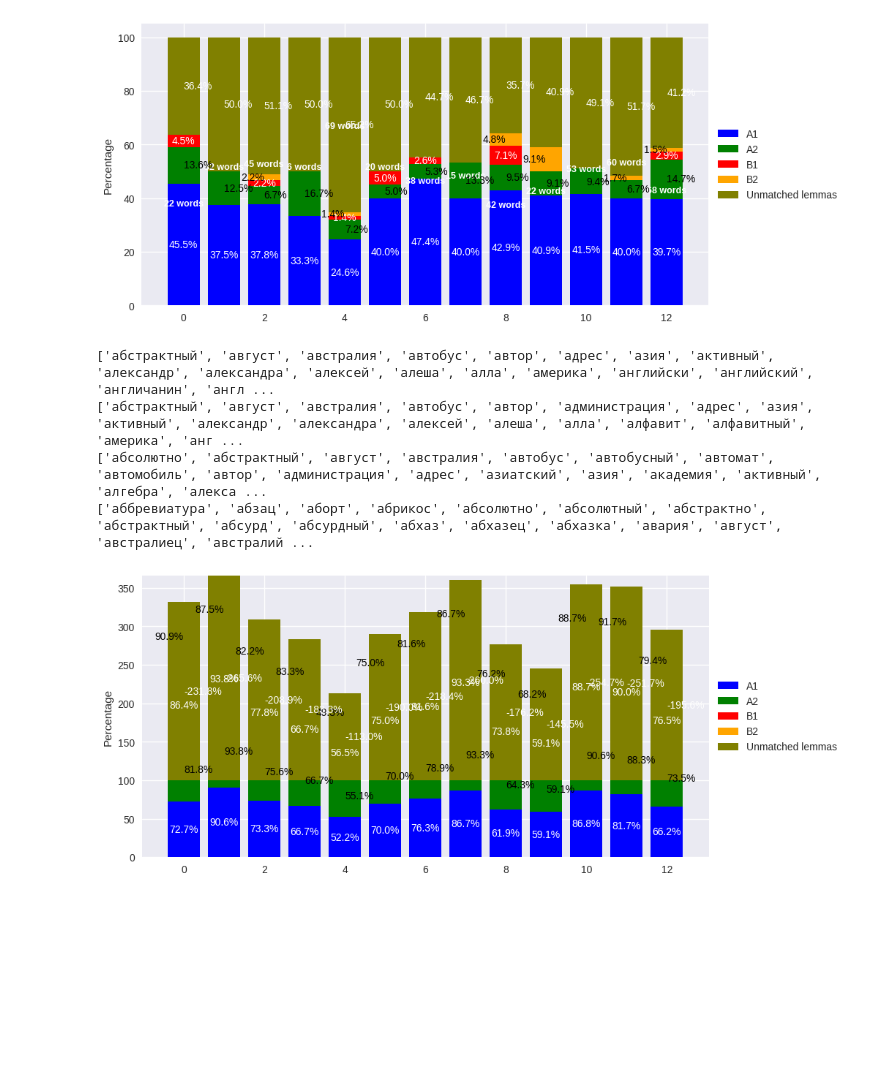
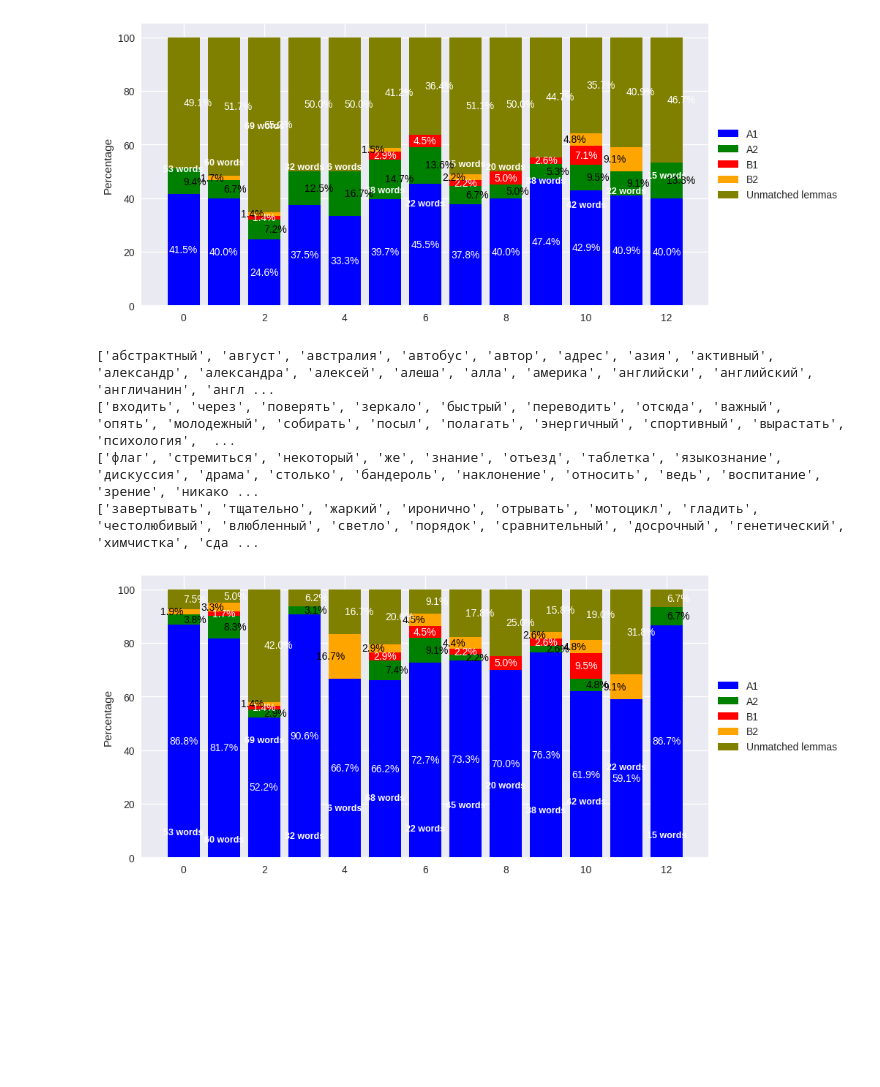
Before and after one commit to Vakhranev/MDB, a Jupyter notebook: Проверка_уровня_NM.ipynb, the cells around one changed output. Saved outputs shown, nothing was run; the diff lists cells and outputs as text; code cells hidden in the pictures; blank space fills up the shorter version.

```diff
--- a/Проверка_уровня_NM.ipynb
+++ b/Проверка_уровня_NM.ipynb
@@ -108,7 +108,7 @@ for i, name in enumerate(set(info)):
 
 info = [i for i in range(len(info))] # Заменяем имена на цифры для bar graph
 
-with open("names_and_numbers.csv", "w") as csvfile: # Записываем в csv файл какая цифра относится к какому файлу
+with open("names_and_numbers1.csv", "w") as csvfile: # Записываем в csv файл какая цифра относится к какому файлу
     writer = csv.writer(csvfile)
     writer.writerow(["Name", "Number"])
     for name, number in name_to_number.items():
@@ -232,7 +232,7 @@ for i, name in enumerate(set(info)):
 
 info = [i for i in range(len(info))] # Заменяем имена на цифры для bar graph
 
-with open("names_and_numbers.csv", "w") as csvfile: # Записываем в csv файл какая цифра относится к какому файлу
+with open("names_and_numbers2.csv", "w") as csvfile: # Записываем в csv файл какая цифра относится к какому файлу
     writer = csv.writer(csvfile)
     writer.writerow(["Name", "Number"])
     for name, number in name_to_number.items():
@@ -354,7 +354,7 @@ for i, name in enumerate(set(info)):
 
 info = [i for i in range(len(info))] # Заменяем имена на цифры для bar graph
 
-with open("names_and_numbers.csv", "w") as csvfile: # Записываем в csv файл какая цифра относится к какому файлу
+with open("names_and_numbers3.csv", "w") as csvfile: # Записываем в csv файл какая цифра относится к какому файлу
     writer = csv.writer(csvfile)
     writer.writerow(["Name", "Number"])
     for name, number in name_to_number.items():
@@ -411,7 +411,7 @@ plt.xticks()
 plt.ylabel('Percentage')
 plt.show()
 # %% [output]
-[figure, old version]
+[figure, new version]
 # %%
 df = pd.read_csv('new_vocab_a1.csv', sep=';')
 df.index = np.arange(1, len(df) + 1)
@@ -454,9 +454,12 @@ for word in df['а']:
 nv4 = df
 # %%
 slovar1 = nv1['а'].str.lower().tolist()
-slovar2 = nv2['а'].str.lower().tolist()
-slovar3 = nv3['а'].str.lower().tolist()
-slovar4 = nv4['а'].str.lower().tolist()
+data8 = nv2['а'].str.lower().tolist()
+slovar2 = list(set(data8) - set(slovar1))
+data7 = nv3['а'].str.lower().tolist()
+slovar3 = list(set(data7) - set(data8))
+data6 = nv4['а'].str.lower().tolist()
+slovar4 = list(set(data6) - set(data7))
 # %%
 print(slovar1[:20])
 print(slovar2[:20])
@@ -464,9 +467,9 @@ print(slovar3[:20])
 print(slovar4[:20])
 # %% [output]
 ['абстрактный', 'август', 'австралия', 'автобус', 'автор', 'адрес', 'азия', 'активный', 'александр', 'александра', 'алексей', 'алеша', 'алла', 'америка', 'английски', 'английский', 'англичанин', 'англ ...
-['абстрактный', 'август', 'австралия', 'автобус', 'автор', 'администрация', 'адрес', 'азия', 'активный', 'александр', 'александра', 'алексей', 'алеша', 'алла', 'алфавит', 'алфавитный', 'америка', 'анг ...
-['абсолютно', 'абстрактный', 'август', 'австралия', 'автобус', 'автобусный', 'автомат', 'автомобиль', 'автор', 'администрация', 'адрес', 'азиатский', 'азия', 'академия', 'активный', 'алгебра', 'алекса ...
-['аббревиатура', 'абзац', 'аборт', 'абрикос', 'абсолютно', 'абсолютный', 'абстрактно', 'абстрактный', 'абсурд', 'абсурдный', 'абхаз', 'абхазец', 'абхазка', 'авария', 'август', 'австралиец', 'австралий ...
+['входить', 'через', 'поверять', 'зеркало', 'быстрый', 'переводить', 'отсюда', 'важный', 'опять', 'молодежный', 'собирать', 'посыл', 'полагать', 'энергичный', 'спортивный', 'вырастать', 'психология',  ...
+['флаг', 'стремиться', 'некоторый', 'же', 'знание', 'отъезд', 'таблетка', 'языкознание', 'дискуссия', 'драма', 'столько', 'бандероль', 'наклонение', 'относить', 'ведь', 'воспитание', 'зрение', 'никако ...
+['завертывать', 'тщательно', 'жаркий', 'иронично', 'отрывать', 'мотоцикл', 'гладить', 'честолюбивый', 'влюбленный', 'светло', 'порядок', 'сравнительный', 'досрочный', 'генетический', 'химчистка', 'сда ...
 # %%
 # Matching lemmas для каждого уровня
 y_data_1 = []
@@ -510,7 +513,7 @@ for i, name in enumerate(set(info)):
 
 info = [i for i in range(len(info))] # Заменяем имена на цифры для bar graph
 
-with open("names_and_numbers.csv", "w") as csvfile: # Записываем в csv файл какая цифра относится к какому файлу
+with open("names_and_numbers4.csv", "w") as csvfile: # Записываем в csv файл какая цифра относится к какому файлу
     writer = csv.writer(csvfile)
     writer.writerow(["Name", "Number"])
     for name, number in name_to_number.items():
@@ -540,31 +543,31 @@ plt.bar(info, percentages_5, bottom=np.add(np.add(np.add(percentages_1, percenta
 
 labels = ['A1', 'A2', 'B1', 'B2', 'Unmatched lemmas']
 
 for i, v in enumerate(percentages_5):
     plt.text(i, v, str(x_data[i])+ " words", ha='center', va='bottom', weight='bold', fontsize=9, color = 'white')
 
 plt.legend(labels, loc='center left', bbox_to_anchor=(1.0, 0.5))
 
 
 for i, p in enumerate(percentages_1):
     if p != 0:
         plt.text(i, p / 2, f"{p:.1f}%", ha='center', va='center', color='white')
 for i, p in enumerate(percentages_2):
     if p != 0:
         plt.text(i, percentages_1[i] + p / 2, f"{p:.1f}%", ha='left', va='center', color='black')
 for i, p in enumerate(percentages_3):
     if p != 0:
         plt.text(i, percentages_1[i] + percentages_2[i] + p / 2, f"{p:.1f}%", ha='center', va='center', color='white')
 for i, p in enumerate(percentages_4):
     if p != 0:
         plt.text(i, percentages_1[i] + percentages_2[i] + percentages_3[i] + p / 2, f"{p:.1f}%", ha='right', va='center', color='black')
 for i, p in enumerate(percentages_5):
     if p != 0:
         plt.text(i, percentages_1[i] + percentages_2[i] + percentages_3[i] + percentages_4[i] + p / 2, f"{p:.1f}%", ha='left', va='center', color='white')
 
 
 plt.xticks()
 plt.ylabel('Percentage')
 plt.show()
 # %% [output]
-[figure, old version]
+[figure, new version]
```
Also changed, not shown: parts of 2 cells of this notebook.
